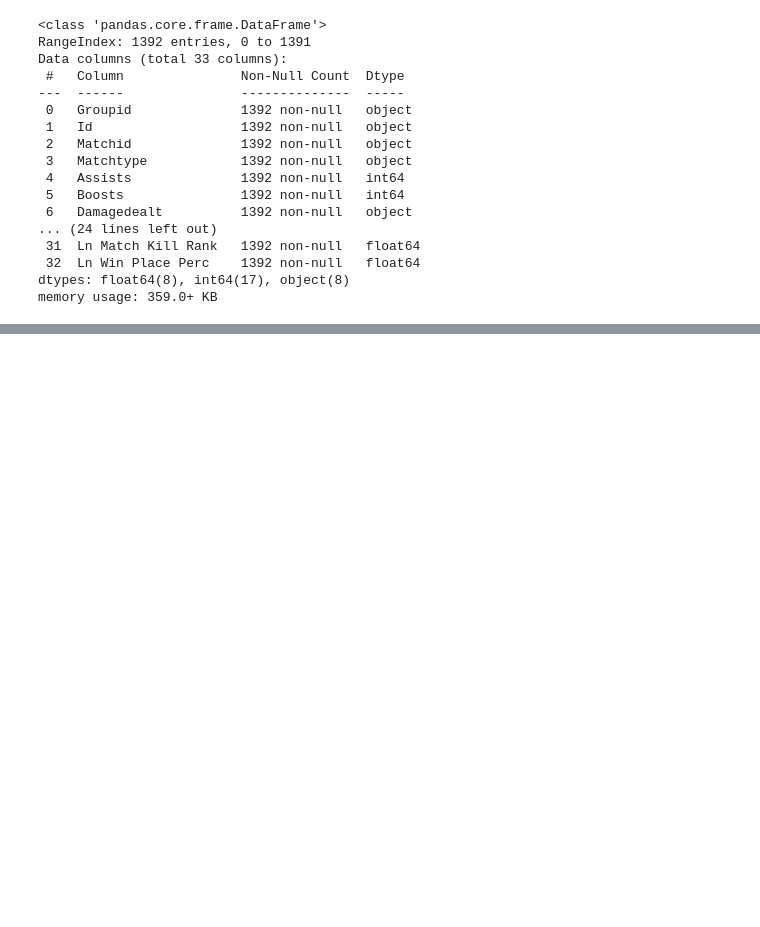
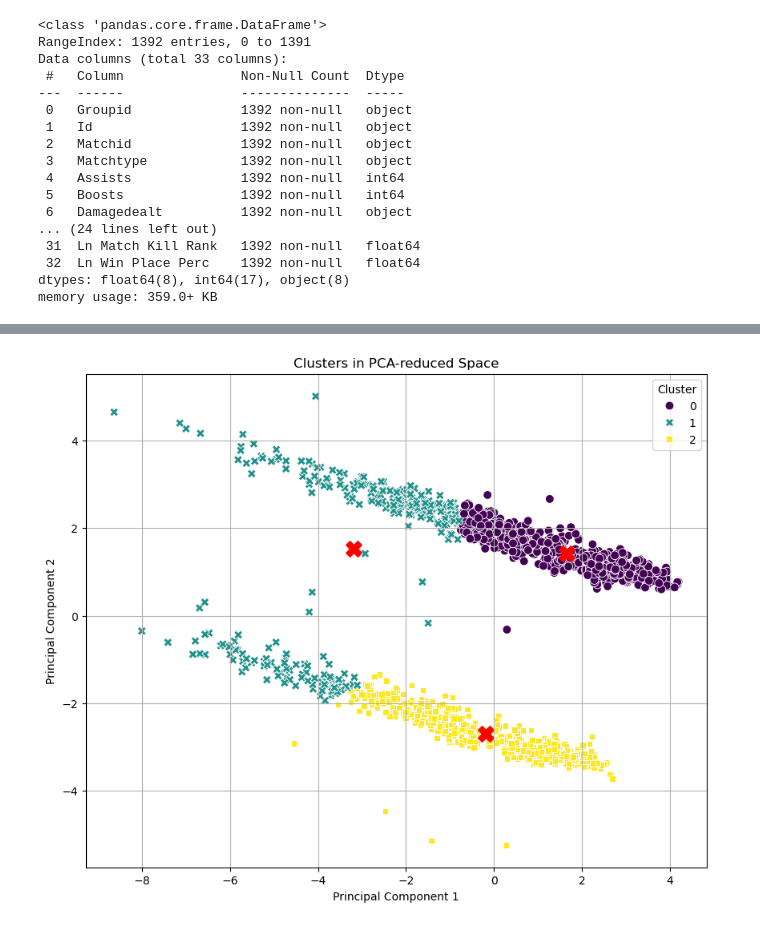
Before and after one commit to buddhathapa12/PrespectiveOnDataScience, a Jupyter notebook: ClusteringAnalysis/E923Q669_Clustering_lab01.ipynb, the cells around one changed output, grey strips where cells are left out. Saved outputs shown, nothing was run; the diff lists cells and outputs as text; code cells hidden in the pictures; blank space fills up the shorter version.

```diff
--- a/ClusteringAnalysis/E923Q669_Clustering_lab01.ipynb
+++ b/ClusteringAnalysis/E923Q669_Clustering_lab01.ipynb
@@ -187,0 +346,30 @@ clean_numeric_df_scaled = scaler.fit_transform(pubg_df_without_outliers.select_d
+# %%
+pca2 = PCA(n_components=2)
+# Get the cluster labels for each point
+pca_2_df = pca2.fit_transform(clean_numeric_df_scaled)
+
+kmeans_model = KMeans(n_clusters=3)  # Adjust the number of clusters if needed
+kmeans_model.fit(pca_2_df)
+
+# Get the cluster centers
+cluster_centers = kmeans_model.cluster_centers_
+
+# Create a DataFrame for the cluster centers
+# Make sure the number of columns matches the number of PCA components
+center_df = pd.DataFrame(cluster_centers, columns=['PC1', 'PC2'])
+
+
+labels = kmeans_model.labels_
+
+# Plotting the clusters
+plt.figure(figsize=(10, 8))
+sns.scatterplot(x=pca_2_df[:, 0], y=pca_2_df[:, 1], hue=labels, palette='viridis', style=labels, s=60)
+plt.scatter(center_df['PC1'], center_df['PC2'], s=200, c='red', marker='X')  # Plot cluster centers
+plt.title('Clusters in PCA-reduced Space')
+plt.xlabel('Principal Component 1')
+plt.ylabel('Principal Component 2')
+plt.legend(title='Cluster', loc='upper right')
+plt.grid(True)
+plt.show()
+# %% [output]
+[figure, added]
```
Also changed, not shown: parts of 16 cells of this notebook.
